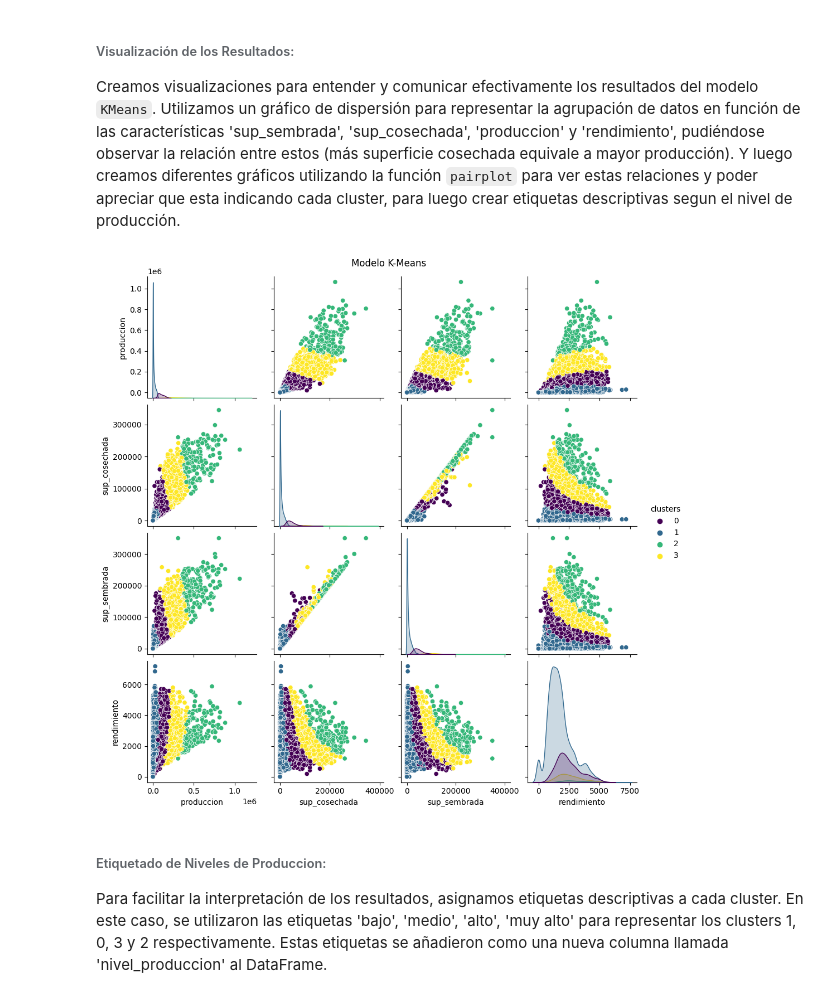
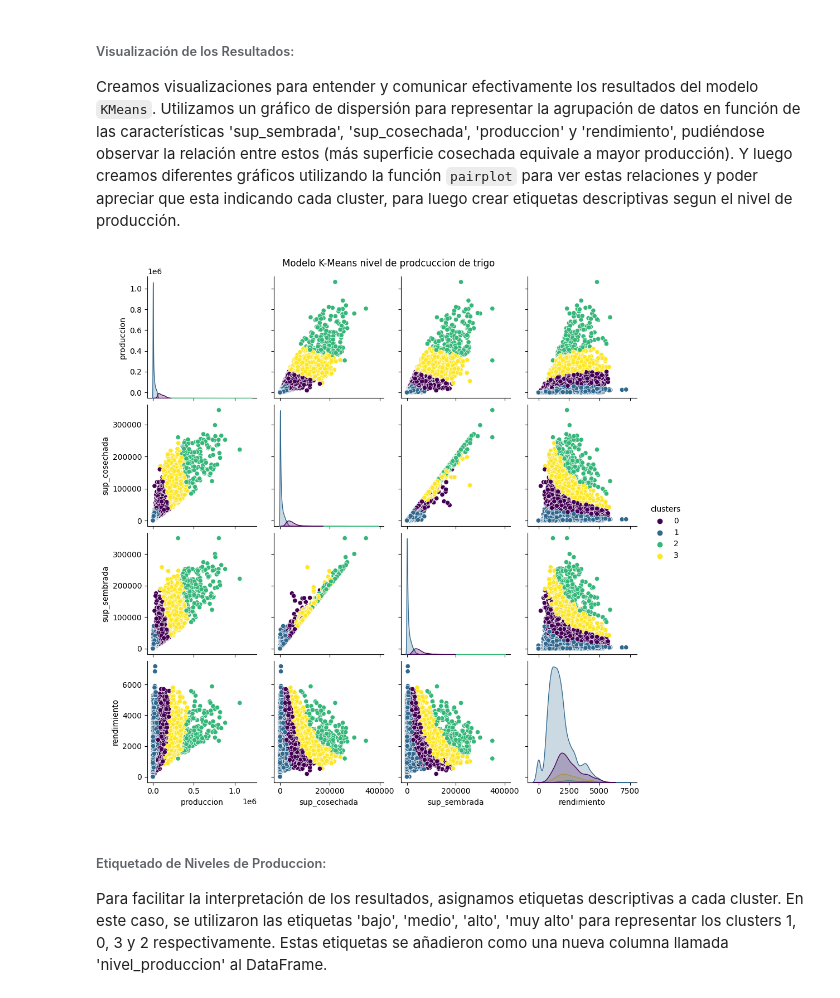
Before and after one commit to IvanGonzal0/Proyecto_Final_BigData, a Jupyter notebook: Final_BigData_IvanGonzaloTapia.ipynb, the cells around one changed output. Saved outputs shown, nothing was run; the diff lists cells and outputs as text; code cells hidden in the pictures.

Commit message:
Etiquetado de clusters discriminados por niveles de producción de Trigo

```diff
--- a/Final_BigData_IvanGonzaloTapia.ipynb
+++ b/Final_BigData_IvanGonzaloTapia.ipynb
@@ -761,12 +746,12 @@ Creamos visualizaciones para entender y comunicar efectivamente los resultados d
 # %%
 import seaborn as sns
 import matplotlib.pyplot as plt
 
 sns.pairplot(df_estimacion_trigo_km, hue='clusters', palette='viridis', vars=['produccion', 'sup_cosechada', 'sup_sembrada', 'rendimiento'])
-plt.suptitle('Modelo K-Means', y=1)
+plt.suptitle('Modelo K-Means nivel de prodcuccion de trigo', y=1)
 plt.show()
 # %% [output]
-[figure, old version]
+[figure, new version]
 # %%
 #Falta mapear cada cluster por produccion y agregar los departamentos
 # %% [markdown]
```
Also changed, not shown: parts of 18 cells of this notebook.
